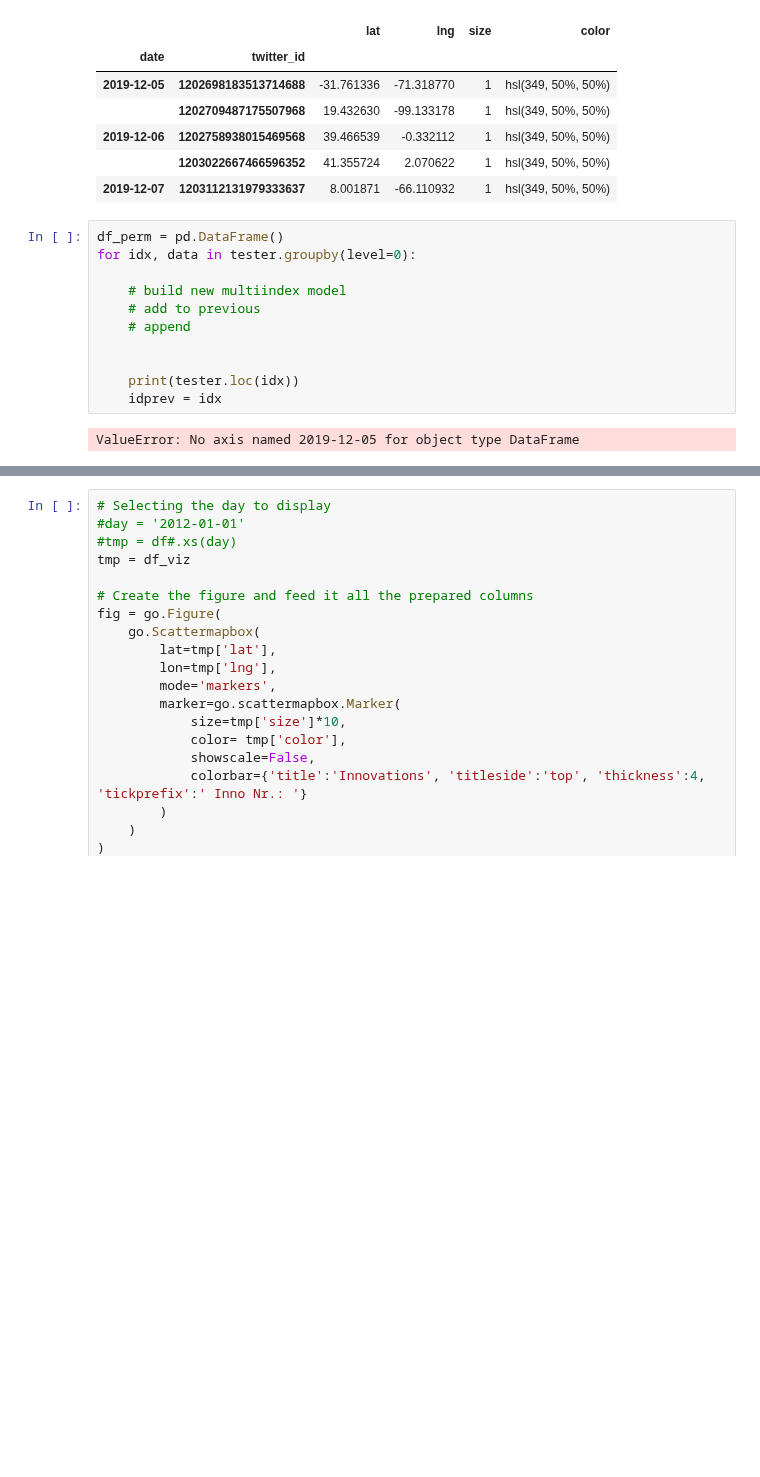
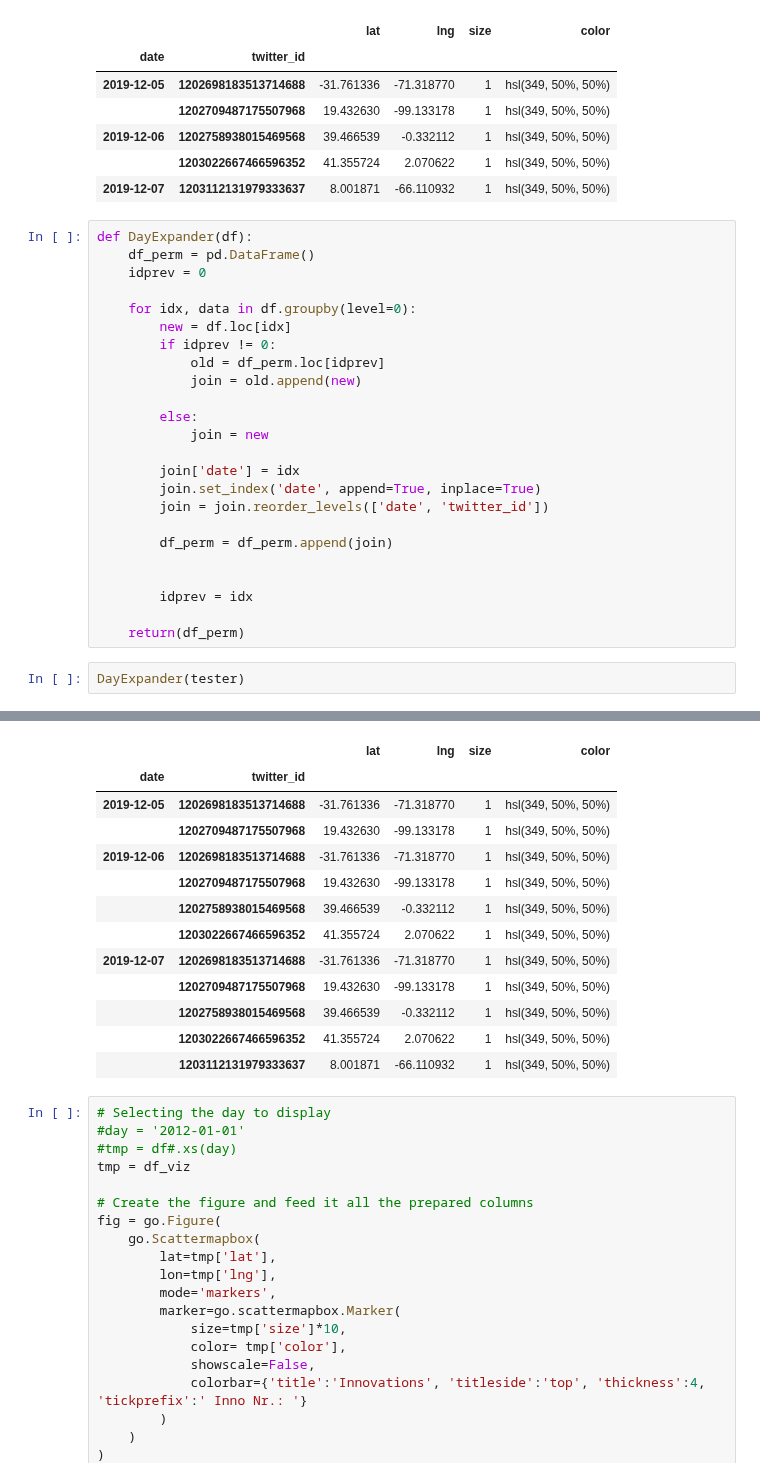
Before and after one commit to thereallinusrg/LILI, a Jupyter notebook: code/viz_linus3.ipynb, the cells around one changed output, grey strips where cells are left out. Drawn from its saved outputs; the diff is of its cells as text; blank space fills up the shorter version.

```diff
--- a/code/viz_linus3.ipynb
+++ b/code/viz_linus3.ipynb
@@ -60,16 +60,30 @@ tester
 | 2019-12-06 | 1202758938015469568 | 39.466539 | -0.332112 | 1 | hsl(349, 50%, 50%) |
 |  | 1203022667466596352 | 41.355724 | 2.070622 | 1 | hsl(349, 50%, 50%) |
 | 2019-12-07 | 1203112131979333637 | 8.001871 | -66.110932 | 1 | hsl(349, 50%, 50%) |
-# %%
-df_perm = pd.DataFrame()
-for idx, data in tester.groupby(level=0):
-
-    # build new multiindex model
-    # add to previous
-    # append
-
-
-    print(tester.loc(idx))
-    idprev = idx
-# %% [output]
-ValueError: No axis named 2019-12-05 for object type DataFrame
+# %%
+def DayExpander(df):
+    df_perm = pd.DataFrame()
+    idprev = 0
+
+    for idx, data in df.groupby(level=0):
+        new = df.loc[idx]
+        if idprev != 0:
+            old = df_perm.loc[idprev]
+            join = old.append(new)
+
+        else:
+            join = new
+
+        join['date'] = idx
+        join.set_index('date', append=True, inplace=True)
+        join = join.reorder_levels(['date', 'twitter_id'])
+
+        df_perm = df_perm.append(join)
+
+
+        idprev = idx
+
+    return(df_perm)
+# %%
+DayExpander(tester)
+# %% [output]
@@ -76,3 +109,16 @@ ValueError: No axis named 2019-12-05 for object type DataFrame
+|  |  | lat | lng | size | color |
+| date | twitter_id |  |  |  |  |
+| 2019-12-05 | 1202698183513714688 | -31.761336 | -71.318770 | 1 | hsl(349, 50%, 50%) |
+|  | 1202709487175507968 | 19.432630 | -99.133178 | 1 | hsl(349, 50%, 50%) |
+| 2019-12-06 | 1202698183513714688 | -31.761336 | -71.318770 | 1 | hsl(349, 50%, 50%) |
+|  | 1202709487175507968 | 19.432630 | -99.133178 | 1 | hsl(349, 50%, 50%) |
+|  | 1202758938015469568 | 39.466539 | -0.332112 | 1 | hsl(349, 50%, 50%) |
+|  | 1203022667466596352 | 41.355724 | 2.070622 | 1 | hsl(349, 50%, 50%) |
+| 2019-12-07 | 1202698183513714688 | -31.761336 | -71.318770 | 1 | hsl(349, 50%, 50%) |
+|  | 1202709487175507968 | 19.432630 | -99.133178 | 1 | hsl(349, 50%, 50%) |
+|  | 1202758938015469568 | 39.466539 | -0.332112 | 1 | hsl(349, 50%, 50%) |
+|  | 1203022667466596352 | 41.355724 | 2.070622 | 1 | hsl(349, 50%, 50%) |
+|  | 1203112131979333637 | 8.001871 | -66.110932 | 1 | hsl(349, 50%, 50%) |
 # %%
 # Selecting the day to display
 #day = '2012-01-01'
```
Also changed, not shown: parts of 1 cell of this notebook, 1 other file.
